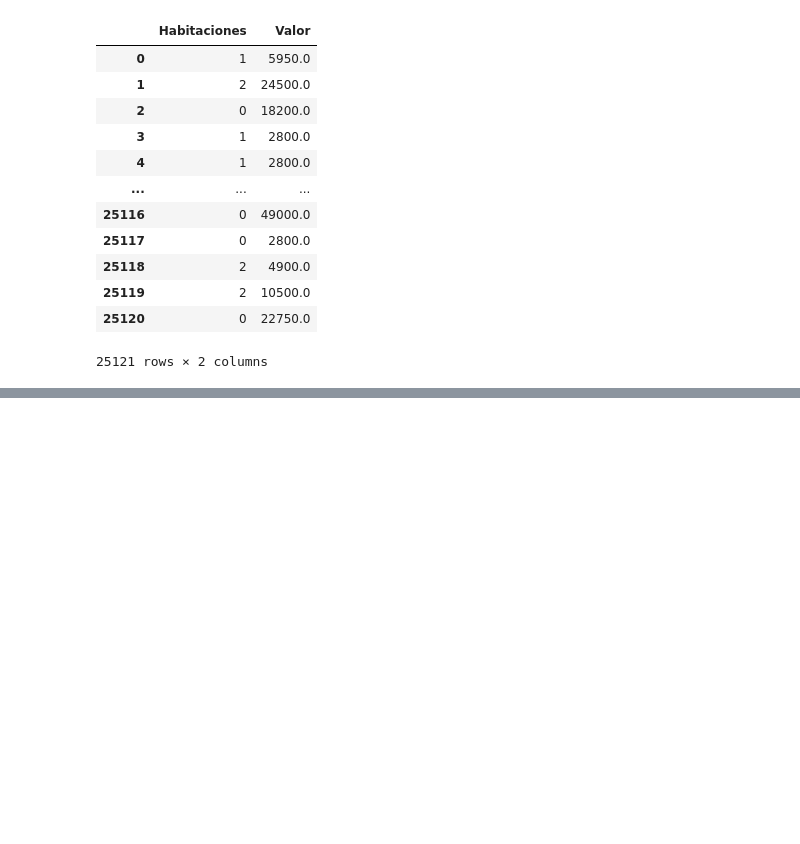
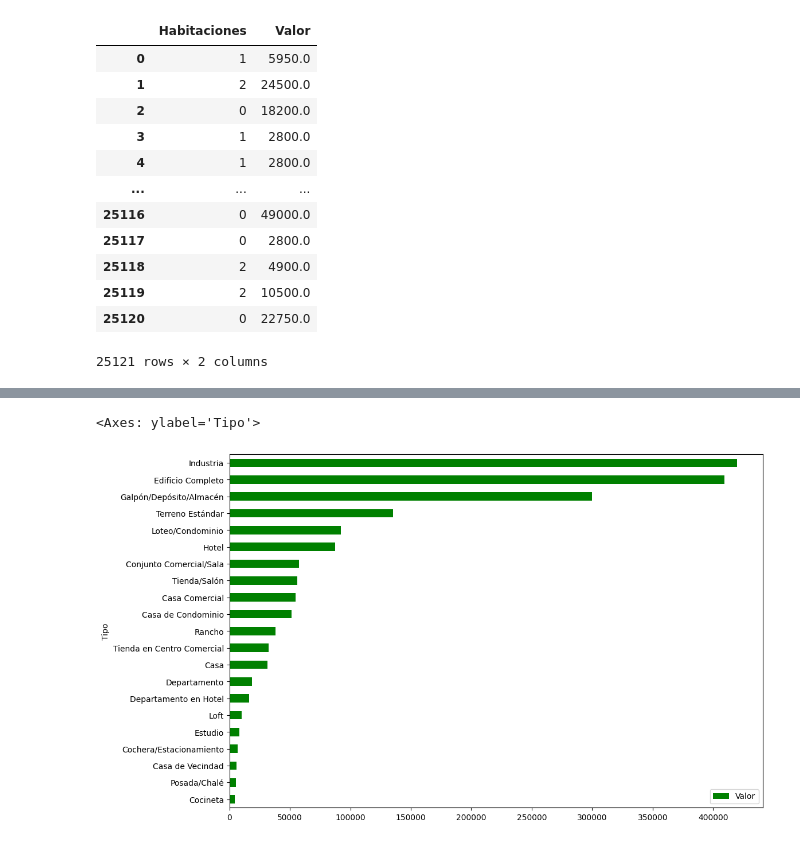
Before and after one commit to Starleen1996/Biblioteca_Pandas, a Jupyter notebook: inmuebles_cdmx.ipynb, the cells around one changed output, grey strips where cells are left out. Cells and saved outputs as stored; diff of their text form; code cells hidden in the pictures; blank space fills up the shorter version.

```diff
--- a/inmuebles_cdmx.ipynb
+++ b/inmuebles_cdmx.ipynb
@@ -164,0 +230,11 @@ datos[['Habitaciones','Valor']] # Muestra las dos columnas de habitaciones y Val
+# %%
+# df_tipo_precio.plot(...) Utiliza el método .plot() de pandas, que se basa en matplotlib para crear gráficos a partir de un DataFrame o Series.
+#kind='barh' Especifica el tipo de gráfico: 'barh' = gráfico de barras horizontales.
+# figsize=(12,8) Define el tamaño del gráfico en pulgadas: 12 de ancho × 8 de alto.
+# color='green' Asigna el color verde a las barras del gráfico.
+
+df_tipo_precio = datos.groupby('Tipo')[['Valor']].mean().sort_values('Valor')
+df_tipo_precio.plot(kind= 'barh',figsize=(12,8),color='green')
+# %% [output]
+<Axes: ylabel='Tipo'>
+[figure, added]
```
Also changed, not shown: parts of 6 cells of this notebook.
